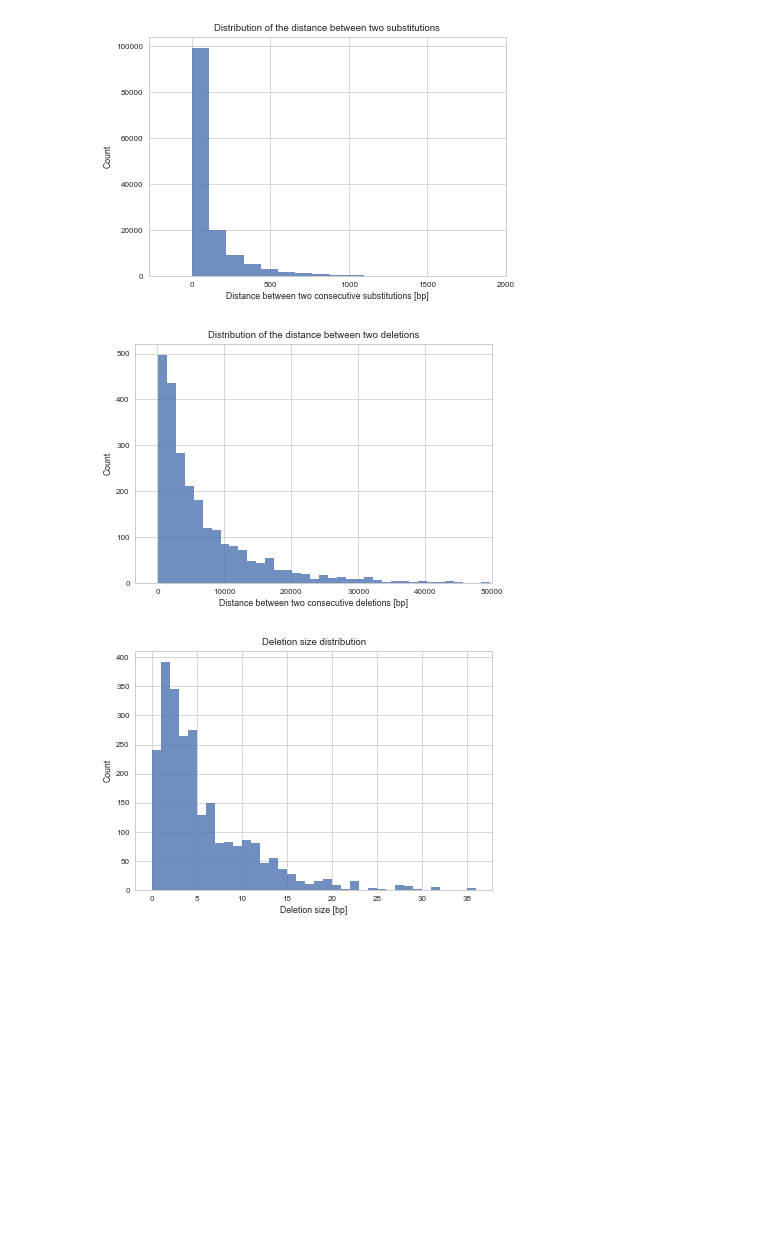
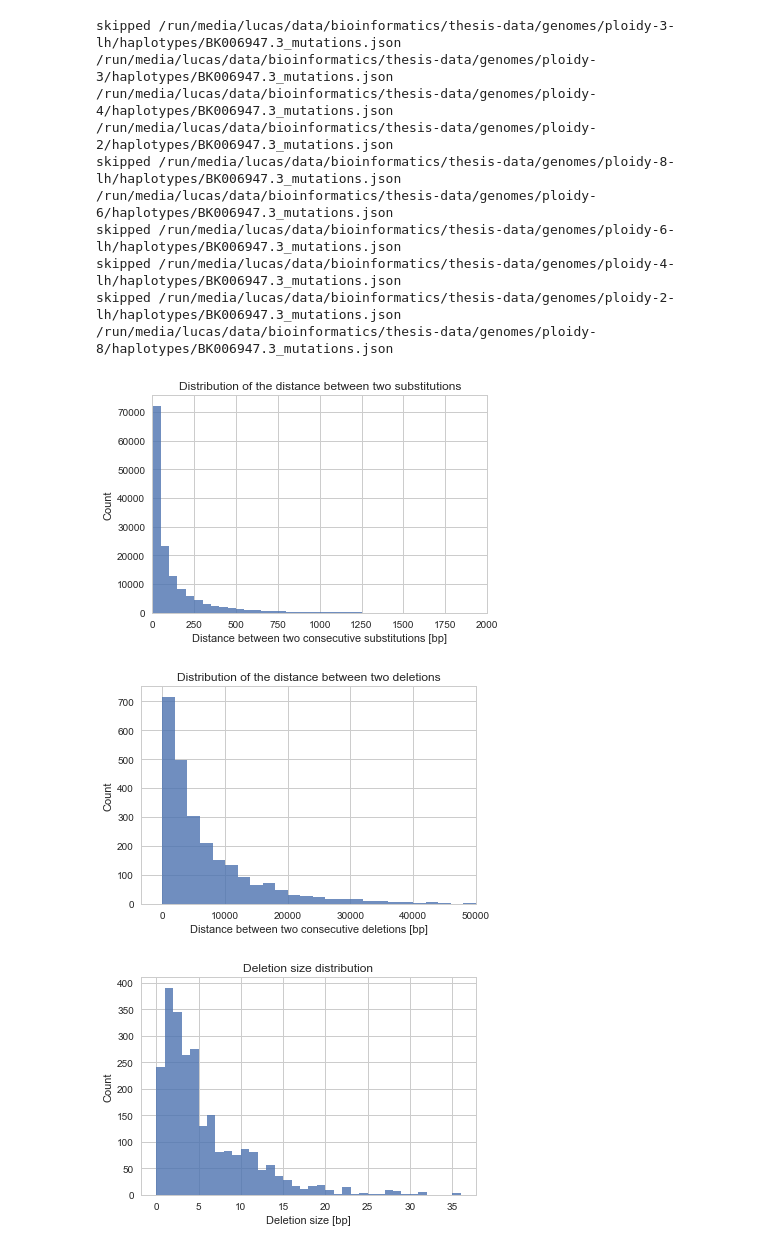
Before and after one commit to AbeelLab/phasm-benchmarks, a Jupyter notebook: analysis/Genome and Read Simulation.ipynb, the cells around one changed output. Saved outputs shown, nothing was run; the diff lists cells and outputs as text; code cells hidden in the pictures; blank space fills up the shorter version.

```diff
--- a/analysis/Genome and Read Simulation.ipynb
+++ b/analysis/Genome and Read Simulation.ipynb
@@ -20,7 +20,6 @@ BASE_DIR = os.path.realpath(os.path.join(os.getcwd(), '..'))
 with open(os.path.join(BASE_DIR, "config.yml")) as f:
     config = yaml.load(f)
 
-seaborn.set_context('paper')
 seaborn.set_style("whitegrid")
 # %%
 read_sets = glob(os.path.join(BASE_DIR, "assemblies/*/00_reads/*.fasta"))
@@ -48,6 +47,12 @@ del_distances = []
 del_sizes = []
 
 for mut_file in genome_mutations:
+    if '-lh' in mut_file:
+        print("skipped", mut_file)
+        continue
+
+    print(mut_file)
+
     with open(mut_file) as f:
         mutations = json.load(f)
 
@@ -66,39 +71,53 @@ for mut_file in genome_mutations:
                         dist = mut['haplo_pos'] - last_del
                         del_distances.append(dist)
 
                     last_del = mut['haplo_pos']
                     del_sizes.append(-mut['size'])
 
 plt.figure()
 #plt.hist(subst_distances, bins=100)
-seaborn.distplot(subst_distances, kde=False, hist_kws={"alpha": 0.8})
+bin_size = 50
+bins = range(0, max(subst_distances)+bin_size, bin_size)
+seaborn.distplot(subst_distances, kde=False, bins=bins, hist_kws={"alpha": 0.8})
 plt.xlabel('Distance between two consecutive substitutions [bp]')
 plt.ylabel('Count')
-plt.xlim(xmax=2000)
+plt.xlim(xmin=0, xmax=2000)
 plt.title('Distribution of the distance between two substitutions')
 plt.savefig(os.path.join(BASE_DIR, 'figures', 'subst-dist.png'), dpi=256, transparent=True)
 
 plt.figure()
 #plt.hist(del_distances, bins=100)
-seaborn.distplot(del_distances, kde=False, hist_kws={"alpha": 0.8})
+bin_size = 2000
+bins = range(0, max(del_distances)+bin_size, bin_size)
+seaborn.distplot(del_distances, kde=False, bins=bins, hist_kws={"alpha": 0.8})
 plt.xlabel('Distance between two consecutive deletions [bp]')
 plt.ylabel('Count')
 plt.title('Distribution of the distance between two deletions')
 plt.xlim(xmax=50000)
 plt.savefig(os.path.join(BASE_DIR, 'figures', 'del-dist.png'), dpi=256, transparent=True)
 
 plt.figure()
 bin_size = 1
 bins = range(0, max(del_sizes)+bin_size, bin_size)
 seaborn.distplot(del_sizes, kde=False, bins=bins, hist_kws={"alpha": 0.8})
 plt.xlabel('Deletion size [bp]')
 plt.ylabel('Count')
 plt.title('Deletion size distribution')
 plt.savefig(os.path.join(BASE_DIR, 'figures', 'deletion-size-dist.png'), dpi=256, transparent=True)
 # %% [output]
+skipped /run/media/lucas/data/bioinformatics/thesis-data/genomes/ploidy-3-lh/haplotypes/BK006947.3_mutations.json
+/run/media/lucas/data/bioinformatics/thesis-data/genomes/ploidy-3/haplotypes/BK006947.3_mutations.json
+/run/media/lucas/data/bioinformatics/thesis-data/genomes/ploidy-4/haplotypes/BK006947.3_mutations.json
+/run/media/lucas/data/bioinformatics/thesis-data/genomes/ploidy-2/haplotypes/BK006947.3_mutations.json
+skipped /run/media/lucas/data/bioinformatics/thesis-data/genomes/ploidy-8-lh/haplotypes/BK006947.3_mutations.json
+/run/media/lucas/data/bioinformatics/thesis-data/genomes/ploidy-6/haplotypes/BK006947.3_mutations.json
+skipped /run/media/lucas/data/bioinformatics/thesis-data/genomes/ploidy-6-lh/haplotypes/BK006947.3_mutations.json
+skipped /run/media/lucas/data/bioinformatics/thesis-data/genomes/ploidy-4-lh/haplotypes/BK006947.3_mutations.json
+skipped /run/media/lucas/data/bioinformatics/thesis-data/genomes/ploidy-2-lh/haplotypes/BK006947.3_mutations.json
+/run/media/lucas/data/bioinformatics/thesis-data/genomes/ploidy-8/haplotypes/BK006947.3_mutations.json
-[figure, old version]
+[figure, new version]
-[figure, old version]
+[figure, new version]
-[figure, old version]
+[figure, new version]
 # %%
 mut_data = []
 
```
Also changed, not shown: parts of 8 cells of this notebook, 6 other files.
